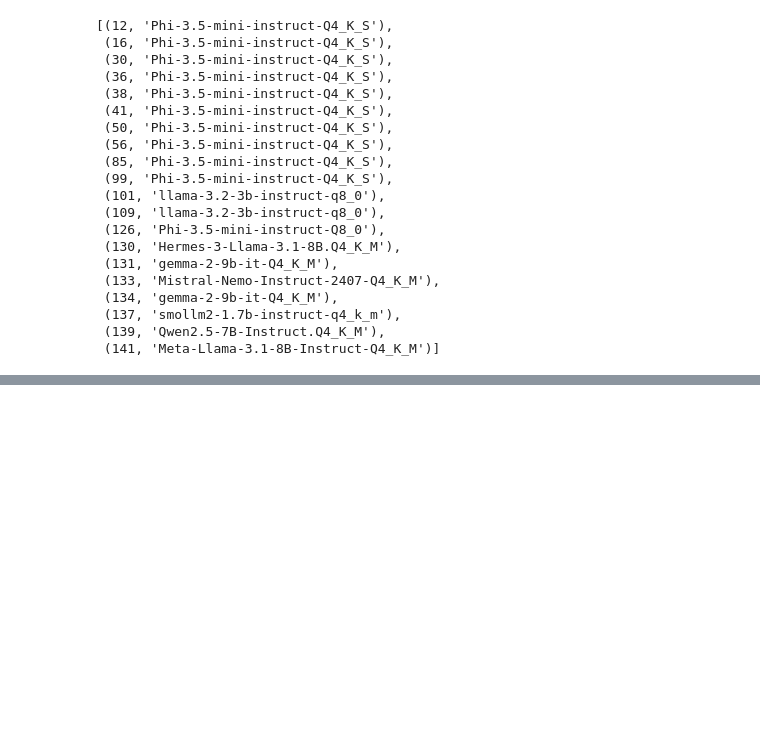
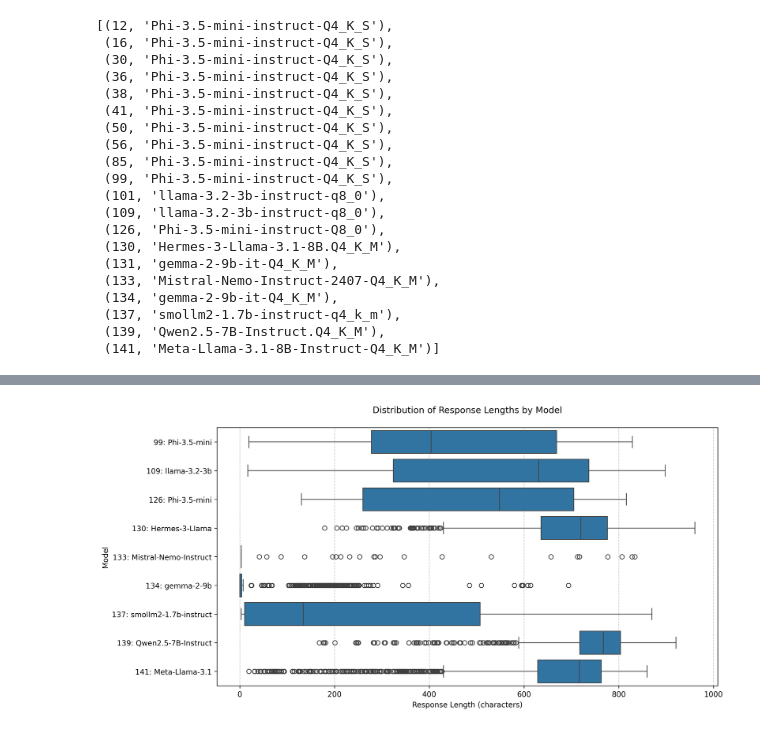
Before and after one commit to HesselTjeerdsma/master-thesis, a Jupyter notebook: src/notebooks/final/energy_analysis.ipynb, the cells around one changed output, grey strips where cells are left out. Cells and saved outputs as stored; diff of their text form; code cells hidden in the pictures; blank space fills up the shorter version.

```diff
--- a/src/notebooks/final/energy_analysis.ipynb
+++ b/src/notebooks/final/energy_analysis.ipynb
@@ -425,0 +260,84 @@ fig4.savefig('average_power.png', dpi=600, bbox_inches='tight')
+# %%
+# Import required libraries
+import matplotlib.pyplot as plt
+import pandas as pd
+import seaborn as sns
+from typing import Dict, List
+import numpy as np
+
+# Specify run IDs
+run_ids = [99, 109, 126, 130, 133, 134, 137, 139, 141]
+
+# Create a dictionary to store response lengths for each model
+model_responses: Dict[str, List[int]] = {}
+
+# Collect response lengths for each model
+for run_id in run_ids:
+    run = Run.get(run_id)
+    if run is None:
+        print(f"Warning: Run {run_id} not found")
+        continue
+
+    model_name = run.formatted_name()  # Use the formatted model name
+
+    # Get messages for this run
+    messages = run.get_messages()
+
+    # Calculate response lengths
+    response_lengths = [len(msg.response) for msg in messages]
+
+    # Add to dictionary
+    if model_name not in model_responses:
+        model_responses[model_name] = []
+    model_responses[model_name].extend(response_lengths)
+
+# Convert to DataFrame for plotting
+plot_data = []
+for model, lengths in model_responses.items():
+    for length in lengths:
+        plot_data.append({
+            'Model': model,
+            'Length': length
+        })
+
+df = pd.DataFrame(plot_data)
+
+# Create the horizontal boxplot
+plt.figure(figsize=(12, 6), dpi=300)
+
+# Create boxplot using seaborn for better styling
+sns.boxplot(data=df,
+            x='Length',
+            y='Model',
+            orient='h',
+            whis=1.5)  # 1.5 IQR for whiskers
+
+# Customize the plot
+plt.title('Distribution of Response Lengths by Model', pad=20)
+plt.xlabel('Response Length (characters)')
+plt.ylabel('Model')
+
+# Add grid for better readability
+plt.grid(True, axis='x', linestyle='--', alpha=0.7)
+
+# Add statistical annotations
+for i, model in enumerate(df['Model'].unique()):
+    model_data = df[df['Model'] == model]['Length']
+
+    # Calculate statistics
+    median = model_data.median()
+    mean = model_data.mean()
+    count = len(model_data)
+
+# Adjust layout to prevent text cutoff
+plt.tight_layout()
+
+# Show the plot
+plt.show()
+
+# Print summary statistics
+print("\nSummary Statistics:")
+stats_df = df.groupby('Model')['Length'].describe()
+print(stats_df.round(1))  # Round to 1 decimal place for readability
+# %% [output]
+[figure, added]
```
Also changed, not shown: parts of 7 cells of this notebook, 21 other files.
